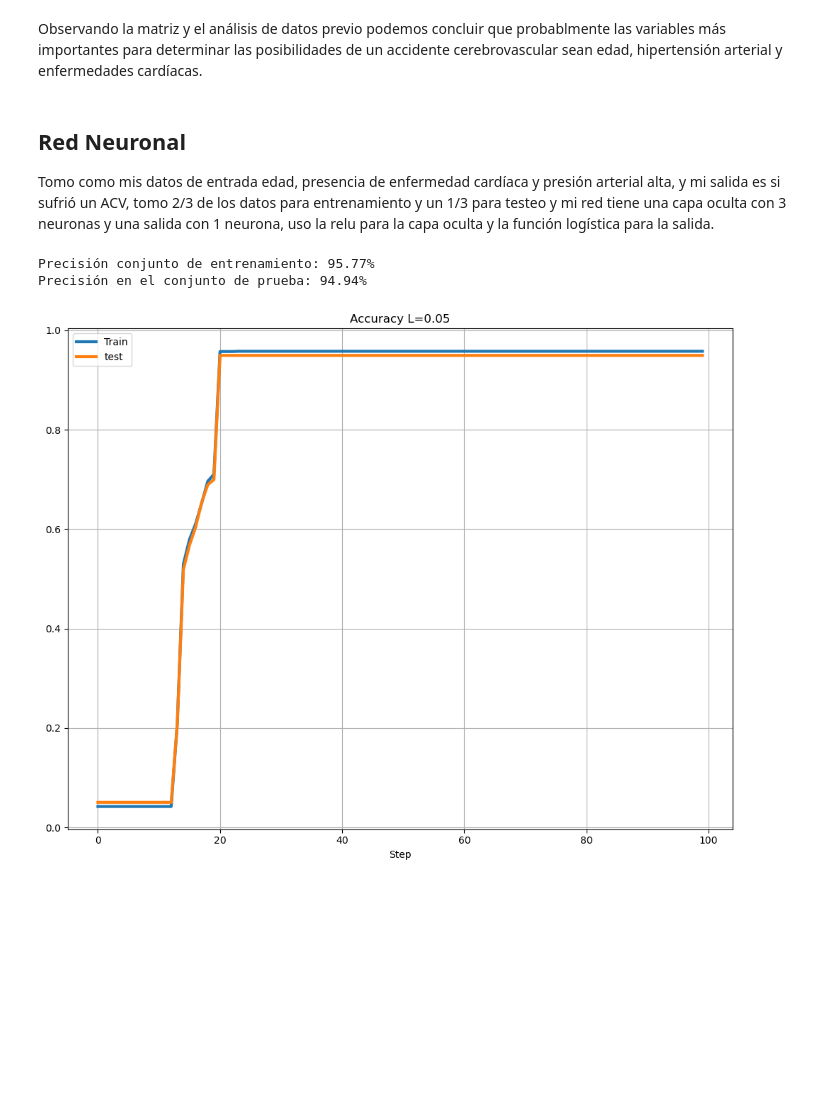
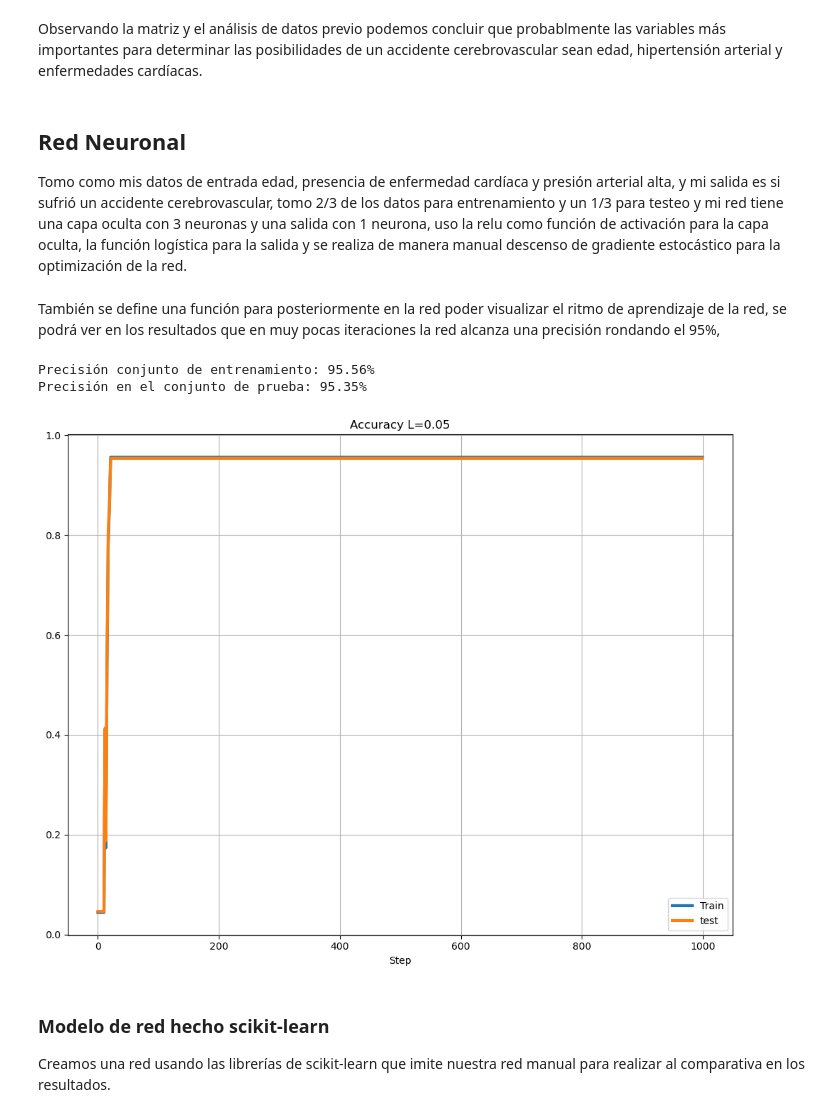
Before and after one commit to joanavarro23/tp-mate3-red, a Jupyter notebook: mate3-red/red.ipynb, the cells around one changed output. Cells and saved outputs as stored; diff of their text form; code cells hidden in the pictures; blank space fills up the shorter version.

Commit message:
texto, diagramas de caja e implementacion de scikit-learn

```diff
--- a/mate3-red/red.ipynb
+++ b/mate3-red/red.ipynb
@@ -60,3 +83,18 @@ bmi                  201
 smoking_status         0
 stroke                 0
 dtype: int64
+# %%
+# Configurar el tamaño de la figura
+fig, ax = plt.subplots(1, 2, figsize=(20, 10))
+
+# Lista de características a graficar
+features = ['avg_glucose_level', 'bmi']
+
+# Crear diagramas de caja para cada característica
+for i, feature in enumerate(features):
+    sns.boxplot(data=df, y=feature, ax=ax[i])
+    ax[i].set_title(f'Diagrama de Caja de {feature}', fontsize=20)
+    ax[i].set_xlabel('')
+
+# Mostrar los gráficos
+plt.show()
@@ -76,3 +118,17 @@ def remover_valoresAtípicos_intercuartil(data, col): #Función para remover val
 df = remover_valoresAtípicos_intercuartil(df, 'bmi')
 df = remover_valoresAtípicos_intercuartil(df, 'avg_glucose_level')
 #Saco los valores atípicos de índice de masa corporal y nivel promedio de glucosa ya que mirando los gráficos es donde se podrían encontrar en mayor cantidad
+
+datos_a_graficar = ['avg_glucose_level', 'bmi']
+
+# Configurar el tamaño de la figura
+fig, ax = plt.subplots(1, 2, figsize=(20, 10))
+
+# Crear diagramas de caja para cada característica
+for i, feature in enumerate(datos_a_graficar):
+    sns.boxplot(data=df, y=feature, ax=ax[i])
+    ax[i].set_title(f'Diagrama de Caja de {feature}', fontsize=20)
+    ax[i].set_xlabel('')
+
+# Mostrar los gráficos
+plt.show()
@@ -285,7 +368,9 @@ Observando la matriz y el análisis de datos previo podemos concluir que probabl
 # %% [markdown]
 ## Red Neuronal
 
-Tomo como mis datos de entrada edad, presencia de enfermedad cardíaca y presión arterial alta, y mi salida es si sufrió un ACV, tomo 2/3 de los datos para entrenamiento y un 1/3 para testeo y mi red tiene una capa oculta con 3 neuronas y una salida con 1 neurona, uso la relu para la capa oculta y la función logística para la salida.
+Tomo como mis datos de entrada edad, presencia de enfermedad cardíaca y presión arterial alta, y mi salida es si sufrió un accidente cerebrovascular, tomo 2/3 de los datos para entrenamiento y un 1/3 para testeo y mi red tiene una capa oculta con 3 neuronas y una salida con 1 neurona, uso la relu como función de activación para la capa oculta, la función logística para la salida y se realiza de manera manual descenso de gradiente estocástico para la optimización de la red.
+# %% [markdown]
+También se define una función para posteriormente en la red poder visualizar el ritmo de aprendizaje de la red, se podrá ver en los resultados que en muy pocas iteraciones la red alcanza una precisión rondando el 95%,
 # %%
 def graficar_accuracy(L, train_l, test_l):
     iters = len(test_l)
@@ -346,7 +431,7 @@ def train_test_split(X, Y, test_size=1/3, random_state=None): #Defino función p
     return X_train, X_test, Y_train, Y_test
 
 #Dividir el conjunto de datos
-X_train, X_test, Y_train, Y_test = train_test_split(X, Y, test_size=1/3, random_state=38)
+X_train, X_test, Y_train, Y_test = train_test_split(X, Y, test_size=1/3, random_state=20)
 
 # Construir red neuronal con pesos y sesgos
 # inicializados aleatoriamente
@@ -404,7 +489,7 @@ def calcular_precision(Y_true, Y_pred):
     return np.mean(Y_true == Y_pred)
 
 # Ejecutar descenso de gradiente
-for i in range(100):
+for i in range(1000):
     # seleccionar aleatoriamente uno de los datos de entrenamiento
     idx = np.random.choice(X_train.shape[0], 1, replace=False)
     X_sample = X_train[idx].T
@@ -417,34 +502,37 @@ for i in range(100):
     # y devolver pendientes para pesos y sesgos
     dW1, dB1, dW2, dB2 = backward_prop(Z1, A1, Z2, A2, X_sample, Y_sample)
 
     # actualizar pesos y sesgos
     w_hidden -= L * dW1
     b_hidden -= L * dB1
     w_output -= L * dW2
     b_output -= L * dB2
 
     #Listas
     Y_train_pred = predict(X_train)
     train_accuracy = calcular_precision(Y_train, Y_train_pred)
     train_l.append(train_accuracy)
 
     Y_test_pred = predict(X_test)
     test_accuracy = calcular_precision(Y_test, Y_test_pred)
     test_l.append(test_accuracy)
 
-
 # Evaluar precisión de entrenamiento
 Y_train_pred = predict(X_test)
 train_accuracy = calcular_precision(Y_train, Y_train_pred)
 print(f'Precisión conjunto de entrenamiento: {train_accuracy * 100:.2f}%')
 
 # Evaluar precisión en el conjunto de prueba
 Y_test_pred = predict(X_test)
 test_accuracy = calcular_precision(Y_test, Y_test_pred)
 print(f'Precisión en el conjunto de prueba: {test_accuracy * 100:.2f}%')
 
 graficar_accuracy(L, train_l, test_l)
 # %% [output]
-Precisión conjunto de entrenamiento: 95.77%
-Precisión en el conjunto de prueba: 94.94%
+Precisión conjunto de entrenamiento: 95.56%
+Precisión en el conjunto de prueba: 95.35%
-[figure, old version]
+[figure, new version]
+# %% [markdown]
+### Modelo de red hecho scikit-learn
+
+Creamos una red usando las librerías de scikit-learn que imite nuestra red manual para realizar al comparativa en los resultados.
```
Also changed, not shown: parts of 28 cells of this notebook.
